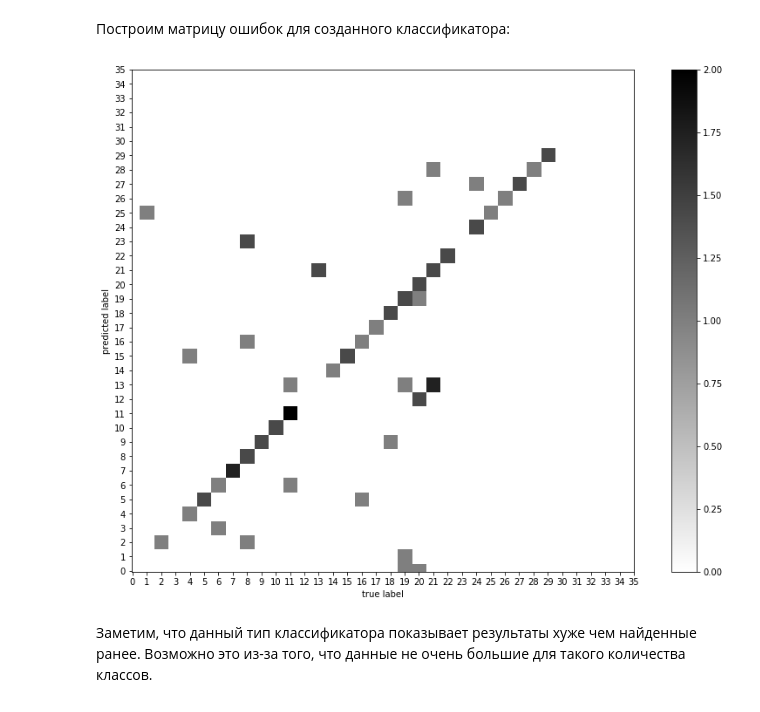
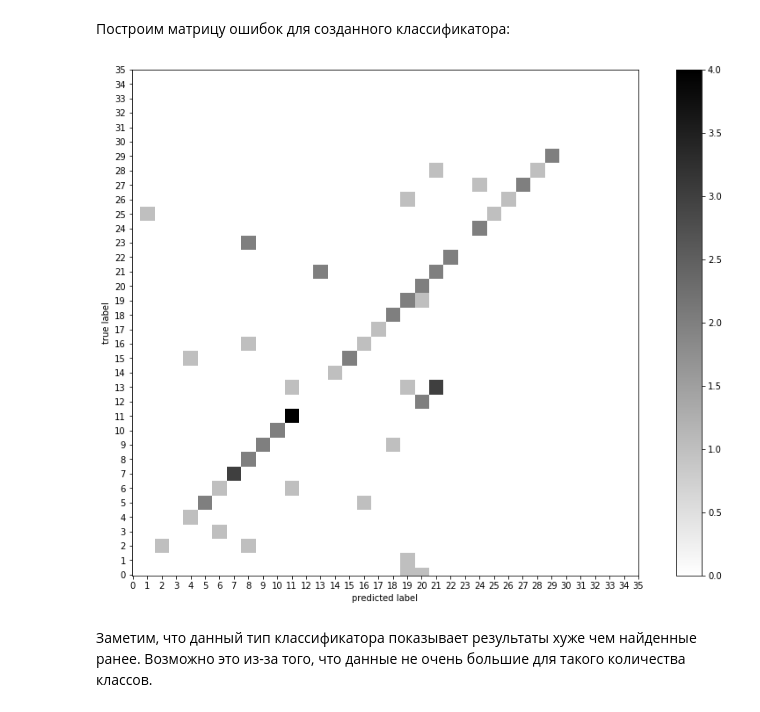
Before and after one commit to maksimovVva/Data_analysis, a Jupyter notebook: Maksimova_lab1.ipynb, the cells around one changed output. Cells and saved outputs as stored; diff of their text form; code cells hidden in the pictures.

```diff
--- a/Maksimova_lab1.ipynb
+++ b/Maksimova_lab1.ipynb
@@ -710,21 +711,21 @@ print(err_train, err_test)
 # %%
 y_train_predict = ada.predict(X_train)
 y_test_predict = ada.predict(X_test)
 conf_matrix = confusion_matrix(y_test, y_test_predict)
 
-M = np.sqrt(conf_matrix)
+M = conf_matrix
 plt.axes([2, 2, 2, 2])
 plt.axis('scaled')
 plt.imshow(M, interpolation = 'nearest')
 plt.set_cmap('binary')
 plt.xticks(range(36))
 plt.yticks(range(36))
-plt.xlabel("true label")
-plt.ylabel("predicted label")
+plt.xlabel("predicted label")
+plt.ylabel("true label")
 plt.colorbar()
 pass
 # %% [output]
-[figure, old version]
+[figure, new version]
 # %% [markdown]
 Заметим, что данный тип классификатора показывает результаты хуже чем найденные ранее. Возможно это из-за того, что данные не очень большие для такого количества классов.
 # %% [markdown]
```
Also changed, not shown: parts of 26 cells of this notebook.
